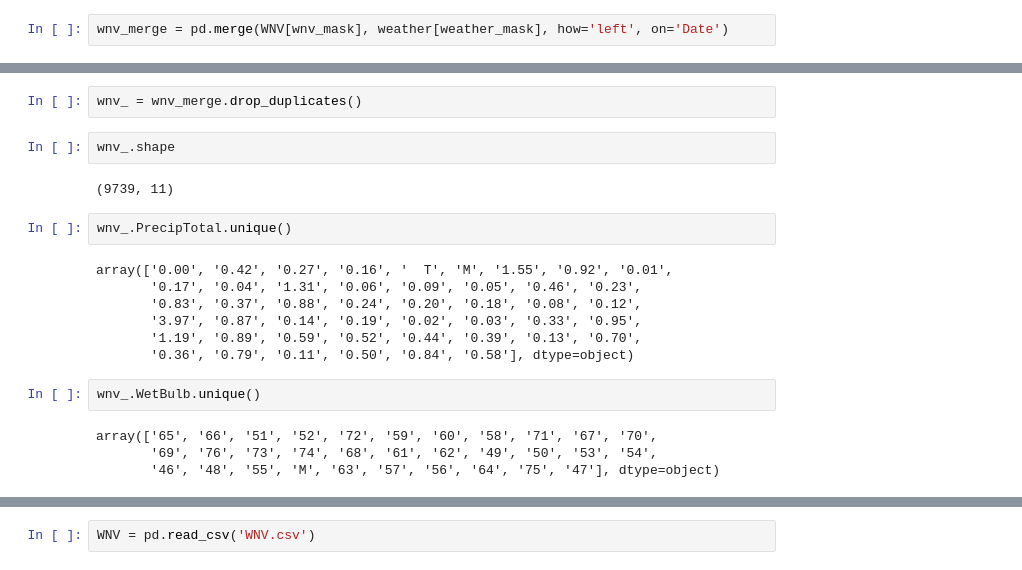
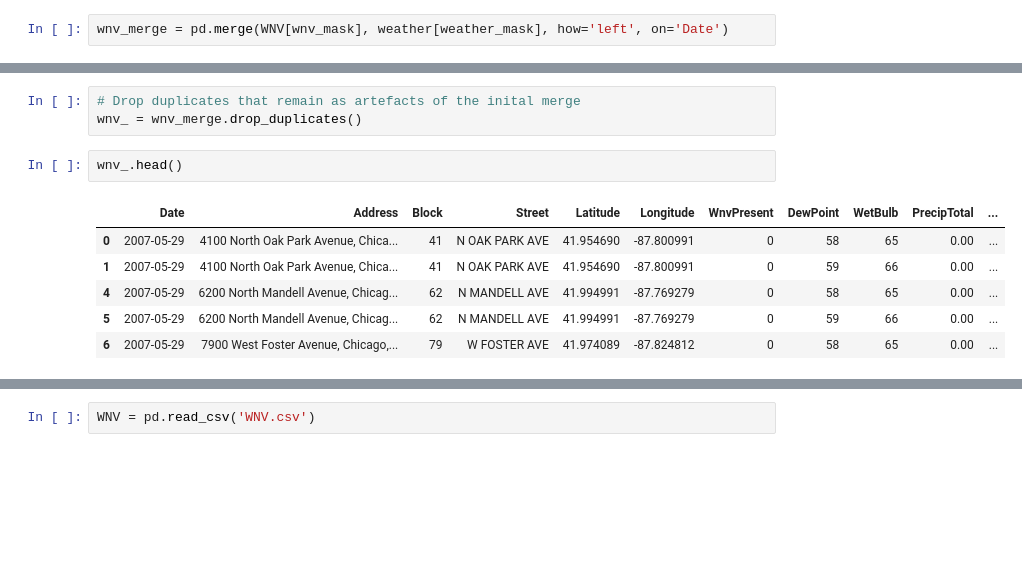
Before and after one commit to michael-j-sanders/DSI-SF-Cojasami-Kaggle, a Jupyter notebook: WNV.ipynb, the cells around one changed output, grey strips where cells are left out. Cells and saved outputs as stored; diff of their text form; blank space fills up the shorter version.

```diff
--- a/WNV.ipynb
+++ b/WNV.ipynb
@@ -71,21 +42,12 @@ wnv_merge.tail()
-# %%
-wnv_ = wnv_merge.drop_duplicates()
+# %%
+# Drop duplicates that remain as artefacts of the inital merge
+wnv_ = wnv_merge.drop_duplicates()
 # %%
-wnv_.shape
+wnv_.head()
 # %% [output]
-(9739, 11)
+|  | Date | Address | Block | Street | Latitude | Longitude | WnvPresent | DewPoint | WetBulb | PrecipTotal | ... |
+| 0 | 2007-05-29 | 4100 North Oak Park Avenue, Chica... | 41 | N OAK PARK AVE | 41.954690 | -87.800991 | 0 | 58 | 65 | 0.00 | ... |
+| 1 | 2007-05-29 | 4100 North Oak Park Avenue, Chica... | 41 | N OAK PARK AVE | 41.954690 | -87.800991 | 0 | 59 | 66 | 0.00 | ... |
+| 4 | 2007-05-29 | 6200 North Mandell Avenue, Chicag... | 62 | N MANDELL AVE | 41.994991 | -87.769279 | 0 | 58 | 65 | 0.00 | ... |
+| 5 | 2007-05-29 | 6200 North Mandell Avenue, Chicag... | 62 | N MANDELL AVE | 41.994991 | -87.769279 | 0 | 59 | 66 | 0.00 | ... |
+| 6 | 2007-05-29 | 7900 West Foster Avenue, Chicago,... | 79 | W FOSTER AVE | 41.974089 | -87.824812 | 0 | 58 | 65 | 0.00 | ... |
-# %%
-wnv_.PrecipTotal.unique()
-# %% [output]
-array(['0.00', '0.42', '0.27', '0.16', '  T', 'M', '1.55', '0.92', '0.01',
-       '0.17', '0.04', '1.31', '0.06', '0.09', '0.05', '0.46', '0.23',
-       '0.83', '0.37', '0.88', '0.24', '0.20', '0.18', '0.08', '0.12',
-       '3.97', '0.87', '0.14', '0.19', '0.02', '0.03', '0.33', '0.95',
-       '1.19', '0.89', '0.59', '0.52', '0.44', '0.39', '0.13', '0.70',
-       '0.36', '0.79', '0.11', '0.50', '0.84', '0.58'], dtype=object)
-# %%
-wnv_.WetBulb.unique()
-# %% [output]
-array(['65', '66', '51', '52', '72', '59', '60', '58', '71', '67', '70',
-       '69', '76', '73', '74', '68', '61', '62', '49', '50', '53', '54',
-       '46', '48', '55', 'M', '63', '57', '56', '64', '75', '47'], dtype=object)
```
Also changed, not shown: parts of 41 cells of this notebook, 5 other files.
